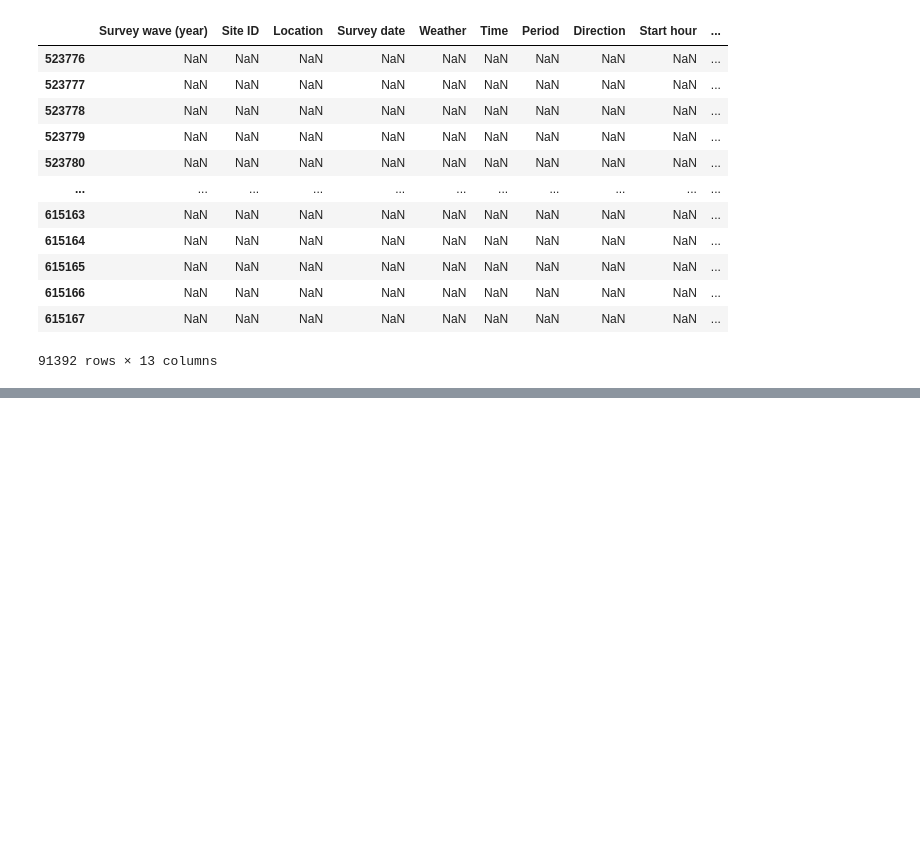
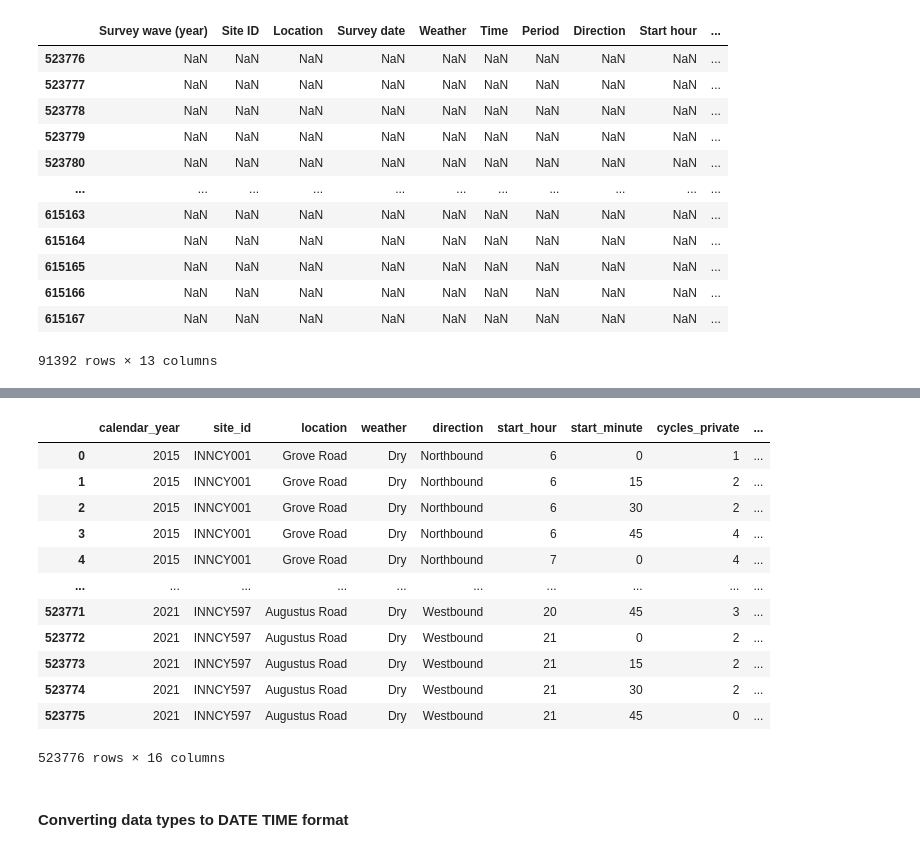
Before and after one commit to teamlse2022/Thoughtworks, a Jupyter notebook: London Dataset/LSE Employer Project Central, Inner London and Biking Sites Analysis 23-09-22.ipynb, the cells around one changed output, grey strips where cells are left out. Saved outputs shown, nothing was run; the diff lists cells and outputs as text; code cells hidden in the pictures; blank space fills up the shorter version.

```diff
--- a/London Dataset/LSE Employer Project Central, Inner London and Biking Sites Analysis 23-09-22.ipynb
+++ b/London Dataset/LSE Employer Project Central, Inner London and Biking Sites Analysis 23-09-22.ipynb
@@ -782,0 +960,12 @@ inn_lon[inn_lon['Location'].isnull()] #'Location' column is used randomly here,
+# %%
+# Segregating 'Part of the day' and 'Part of the day time'  from 'time' column
+
+# making a temporary data frame for segregation
+temp_df_period_1 = inn_lon["period"].str.split("(" , n = 1, expand = True)
+
+# Adding new columns in main dataframe for Start and End time of survey
+# start time Column
+inn_lon["day_part"] = temp_df_period_1[0]
+
+# end time Column
+inn_lon["day_part_timeslot"] = temp_df_period_1[1]
@@ -782,0 +987,47 @@ inn_lon[inn_lon['Location'].isnull()] #'Location' column is used randomly here,
+# %%
+# Dropping Original combine columns
+# Cpying into another dataframe (V2) in case need to revert
+inn_lon_V2 = inn_lon.drop(['period', 'survey_date', 'time'], axis=1)
+# %%
+#### Replacing 'day_survey' data from French to English
+
+# Friday
+inn_lon_V2.loc[inn_lon_V2['day_survey'] == 'ven', 'day_survey_eng'] = 'Friday'
+
+# Monday
+inn_lon_V2.loc[inn_lon_V2['day_survey'] == 'lun', 'day_survey_eng'] = 'Monday'
+
+# Tuesday
+inn_lon_V2.loc[inn_lon_V2['day_survey'] == 'mar', 'day_survey_eng'] = 'Tuesday'
+
+# Wednesday
+inn_lon_V2.loc[inn_lon_V2['day_survey'] == 'mer', 'day_survey_eng'] = 'Wednesday'
+
+# Thursday
+inn_lon_V2.loc[inn_lon_V2['day_survey'] == 'jeu', 'day_survey_eng'] = 'Thursday'
+
+# Saturday
+inn_lon_V2.loc[inn_lon_V2['day_survey'] == 'sam', 'day_survey_eng'] = 'Saturday'
+
+# Sunday
+inn_lon_V2.loc[inn_lon_V2['day_survey'] == 'dim', 'day_survey_eng'] = 'Sunday'
+# %%
+inn_lon_V2.drop(['day_survey'], axis=1, inplace=True)
+# %%
+inn_lon_V2
+# %% [output]
+|  | calendar_year | site_id | location | weather | direction | start_hour | start_minute | cycles_private | ... |
+| 0 | 2015 | INNCY001 | Grove Road | Dry | Northbound | 6 | 0 | 1 | ... |
+| 1 | 2015 | INNCY001 | Grove Road | Dry | Northbound | 6 | 15 | 2 | ... |
+| 2 | 2015 | INNCY001 | Grove Road | Dry | Northbound | 6 | 30 | 2 | ... |
+| 3 | 2015 | INNCY001 | Grove Road | Dry | Northbound | 6 | 45 | 4 | ... |
+| 4 | 2015 | INNCY001 | Grove Road | Dry | Northbound | 7 | 0 | 4 | ... |
+| ... | ... | ... | ... | ... | ... | ... | ... | ... | ... |
+| 523771 | 2021 | INNCY597 | Augustus Road | Dry | Westbound | 20 | 45 | 3 | ... |
+| 523772 | 2021 | INNCY597 | Augustus Road | Dry | Westbound | 21 | 0 | 2 | ... |
+| 523773 | 2021 | INNCY597 | Augustus Road | Dry | Westbound | 21 | 15 | 2 | ... |
+| 523774 | 2021 | INNCY597 | Augustus Road | Dry | Westbound | 21 | 30 | 2 | ... |
+| 523775 | 2021 | INNCY597 | Augustus Road | Dry | Westbound | 21 | 45 | 0 | ... |
+523776 rows × 16 columns
+# %% [markdown]
+#### Converting data types to DATE TIME format
```
Also changed, not shown: parts of 29 cells of this notebook.
